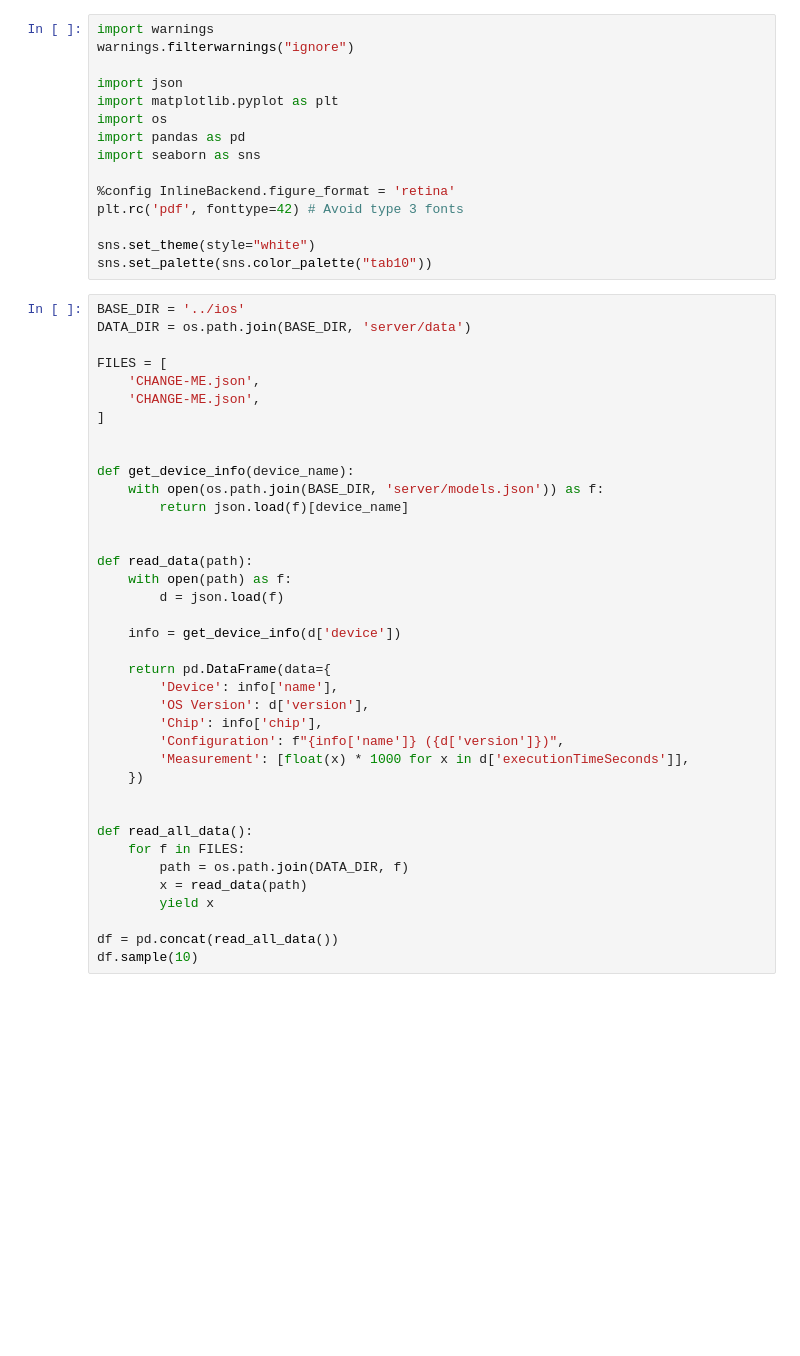
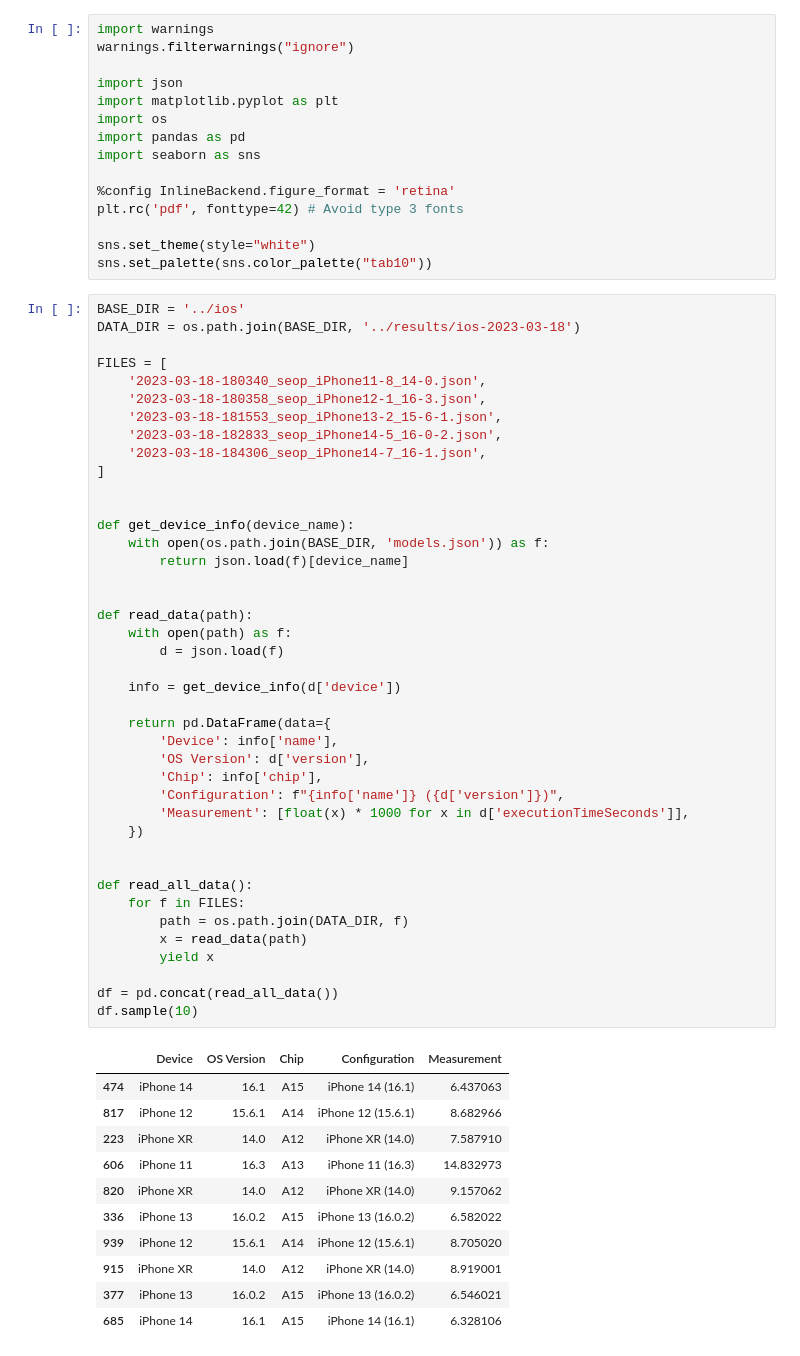
Before and after one commit to lambdapioneer/sloth, a Jupyter notebook: evaluation/01-analysis-ios-op-perf.ipynb, the cells around one changed output. Saved outputs shown, nothing was run; the diff lists cells and outputs as text; blank space fills up the shorter version.

```diff
--- a/evaluation/01-analysis-ios-op-perf.ipynb
+++ b/evaluation/01-analysis-ios-op-perf.ipynb
@@ -15,42 +15,57 @@ sns.set_theme(style="white")
 sns.set_palette(sns.color_palette("tab10"))
 # %%
 BASE_DIR = '../ios'
-DATA_DIR = os.path.join(BASE_DIR, 'server/data')
+DATA_DIR = os.path.join(BASE_DIR, '../results/ios-2023-03-18')
 
 FILES = [
-    'CHANGE-ME.json',
-    'CHANGE-ME.json',
+    '2023-03-18-180340_seop_iPhone11-8_14-0.json',
+    '2023-03-18-180358_seop_iPhone12-1_16-3.json',
+    '2023-03-18-181553_seop_iPhone13-2_15-6-1.json',
+    '2023-03-18-182833_seop_iPhone14-5_16-0-2.json',
+    '2023-03-18-184306_seop_iPhone14-7_16-1.json',
 ]
 
 
 def get_device_info(device_name):
-    with open(os.path.join(BASE_DIR, 'server/models.json')) as f:
+    with open(os.path.join(BASE_DIR, 'models.json')) as f:
         return json.load(f)[device_name]
 
 
 def read_data(path):
     with open(path) as f:
         d = json.load(f)
 
     info = get_device_info(d['device'])
 
     return pd.DataFrame(data={
         'Device': info['name'],
         'OS Version': d['version'],
         'Chip': info['chip'],
         'Configuration': f"{info['name']} ({d['version']})",
         'Measurement': [float(x) * 1000 for x in d['executionTimeSeconds']],
     })
 
 
 def read_all_data():
     for f in FILES:
         path = os.path.join(DATA_DIR, f)
         x = read_data(path)
         yield x
 
 df = pd.concat(read_all_data())
 df.sample(10)
+# %% [output]
+|  | Device | OS Version | Chip | Configuration | Measurement |
+| 474 | iPhone 14 | 16.1 | A15 | iPhone 14 (16.1) | 6.437063 |
+| 817 | iPhone 12 | 15.6.1 | A14 | iPhone 12 (15.6.1) | 8.682966 |
+| 223 | iPhone XR | 14.0 | A12 | iPhone XR (14.0) | 7.587910 |
+| 606 | iPhone 11 | 16.3 | A13 | iPhone 11 (16.3) | 14.832973 |
+| 820 | iPhone XR | 14.0 | A12 | iPhone XR (14.0) | 9.157062 |
+| 336 | iPhone 13 | 16.0.2 | A15 | iPhone 13 (16.0.2) | 6.582022 |
+| 939 | iPhone 12 | 15.6.1 | A14 | iPhone 12 (15.6.1) | 8.705020 |
+| 915 | iPhone XR | 14.0 | A12 | iPhone XR (14.0) | 8.919001 |
+| 377 | iPhone 13 | 16.0.2 | A15 | iPhone 13 (16.0.2) | 6.546021 |
+| 685 | iPhone 14 | 16.1 | A15 | iPhone 14 (16.1) | 6.328106 |
 # %%
 #
 # Box plot with the iOS ECDH execution times
```
Also changed, not shown: parts of 2 cells of this notebook, 10 other files.
